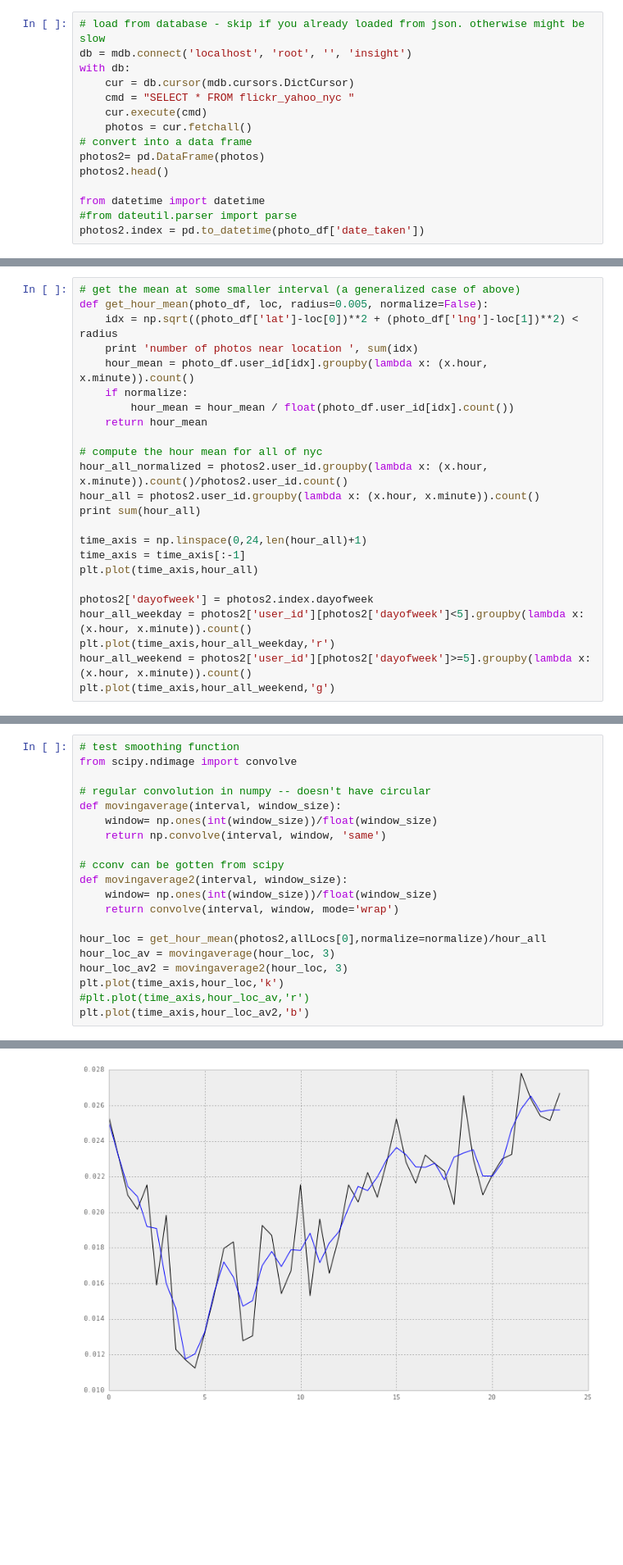
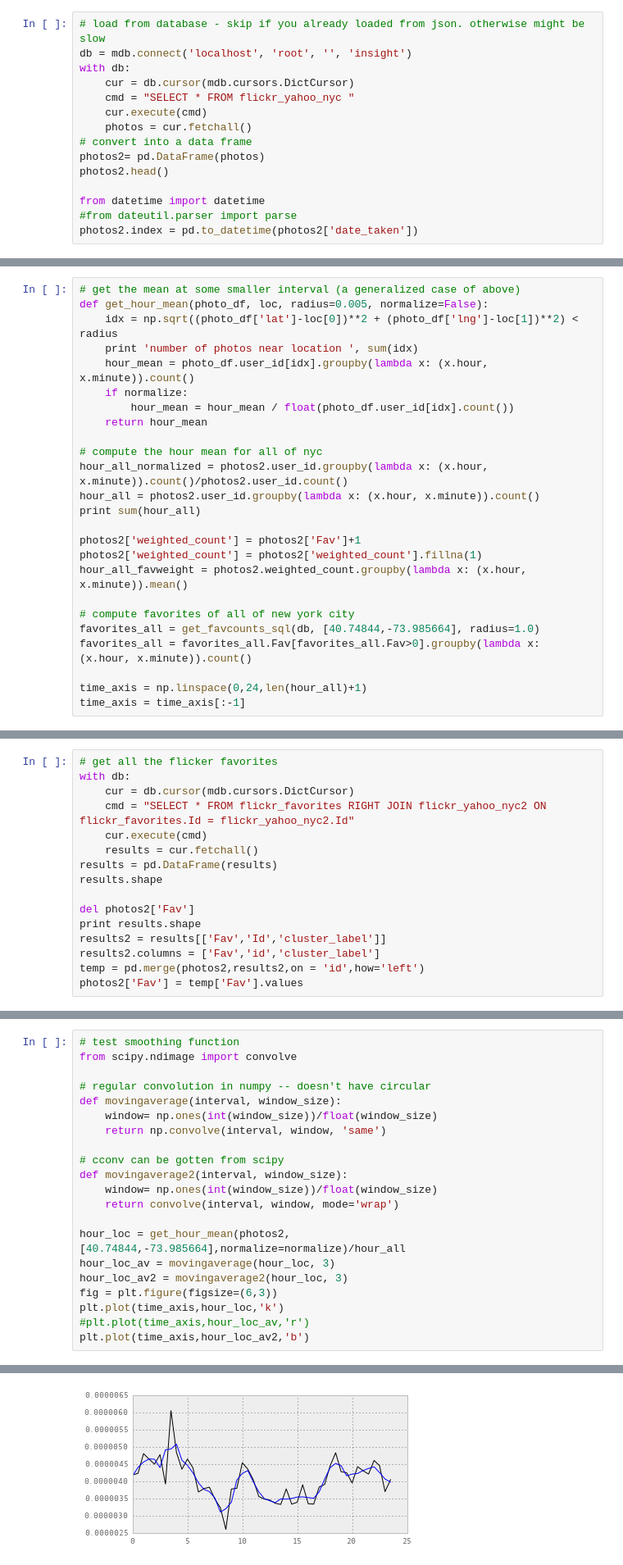
Before and after one commit to helenaxwang/AveNeue, a Jupyter notebook: analyze_flickr.py.ipynb, the cells around one changed output, grey strips where cells are left out. Shown at 82% size. Saved outputs shown, nothing was run; the diff lists cells and outputs as text; blank space fills up the shorter version.

Commit message:
wrote stuff to estimate visit duration for each cluster

```diff
--- a/analyze_flickr.py.ipynb
+++ b/analyze_flickr.py.ipynb
@@ -158,7 +158,7 @@ photos2.head()
 
 from datetime import datetime
 #from dateutil.parser import parse
-photos2.index = pd.to_datetime(photo_df['date_taken'])
+photos2.index = pd.to_datetime(photos2['date_taken'])
 # %% [output]
 |  | Id | Lat | Lng | accuracy | date_taken | date_uploaded | device | page_url | user_id | user_name | ... |
 | 0 | 10000004823 | 40.6977 | -73.9907 | 16 | 2013-09-29 10:30:57 | 1380465057 |  | http://www.flickr.com/photos/9480... | 94802649@N00 | WIlly+Volk | ... |
@@ -247,14 +281,15 @@ hour_all_normalized = photos2.user_id.groupby(lambda x: (x.hour, x.minute)).coun
 hour_all = photos2.user_id.groupby(lambda x: (x.hour, x.minute)).count()
 print sum(hour_all)
 
+photos2['weighted_count'] = photos2['Fav']+1
+photos2['weighted_count'] = photos2['weighted_count'].fillna(1)
+hour_all_favweight = photos2.weighted_count.groupby(lambda x: (x.hour, x.minute)).mean()
+
+# compute favorites of all of new york city
+favorites_all = get_favcounts_sql(db, [40.74844,-73.985664], radius=1.0)
+favorites_all = favorites_all.Fav[favorites_all.Fav>0].groupby(lambda x: (x.hour, x.minute)).count()
+
 time_axis = np.linspace(0,24,len(hour_all)+1)
 time_axis = time_axis[:-1]
-plt.plot(time_axis,hour_all)
-
-photos2['dayofweek'] = photos2.index.dayofweek
-hour_all_weekday = photos2['user_id'][photos2['dayofweek']<5].groupby(lambda x: (x.hour, x.minute)).count()
-plt.plot(time_axis,hour_all_weekday,'r')
-hour_all_weekend = photos2['user_id'][photos2['dayofweek']>=5].groupby(lambda x: (x.hour, x.minute)).count()
-plt.plot(time_axis,hour_all_weekend,'g')
 # %% [output]
 253579
@@ -262,0 +297,16 @@ plt.plot(time_axis,hour_all_weekend,'g')
+# %%
+# get all the flicker favorites
+with db:
+    cur = db.cursor(mdb.cursors.DictCursor)
+    cmd = "SELECT * FROM flickr_favorites RIGHT JOIN flickr_yahoo_nyc2 ON flickr_favorites.Id = flickr_yahoo_nyc2.Id"
+    cur.execute(cmd)
+    results = cur.fetchall()
+results = pd.DataFrame(results)
+results.shape
+
+del photos2['Fav']
+print results.shape
+results2 = results[['Fav','Id','cluster_label']]
+results2.columns = ['Fav','id','cluster_label']
+temp = pd.merge(photos2,results2,on = 'id',how='left')
+photos2['Fav'] = temp['Fav'].values
@@ -343,9 +491,10 @@ def movingaverage2(interval, window_size):
     window= np.ones(int(window_size))/float(window_size)
     return convolve(interval, window, mode='wrap')
 
-hour_loc = get_hour_mean(photos2,allLocs[0],normalize=normalize)/hour_all
+hour_loc = get_hour_mean(photos2,[40.74844,-73.985664],normalize=normalize)/hour_all
 hour_loc_av = movingaverage(hour_loc, 3)
 hour_loc_av2 = movingaverage2(hour_loc, 3)
+fig = plt.figure(figsize=(6,3))
 plt.plot(time_axis,hour_loc,'k')
 #plt.plot(time_axis,hour_loc_av,'r')
 plt.plot(time_axis,hour_loc_av2,'b')
@@ -354,5 +503,5 @@ number of photos near location  5495
 [<matplotlib.lines.Line2D at 0x...>]
-[figure, old version]
+[figure, new version]
 # %%
 # test gaussian weighting function
 def gauss2(X, r0=(0,0), sigma=1):
```
Also changed, not shown: parts of 23 cells of this notebook, 1 other file.
